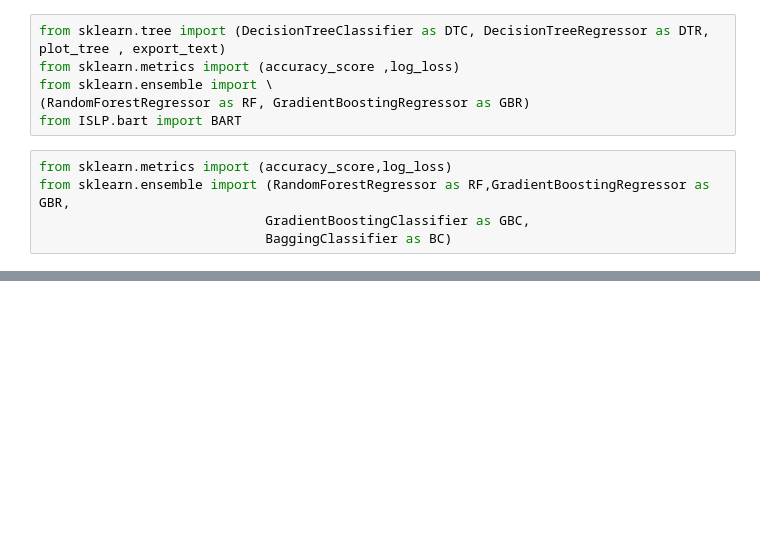
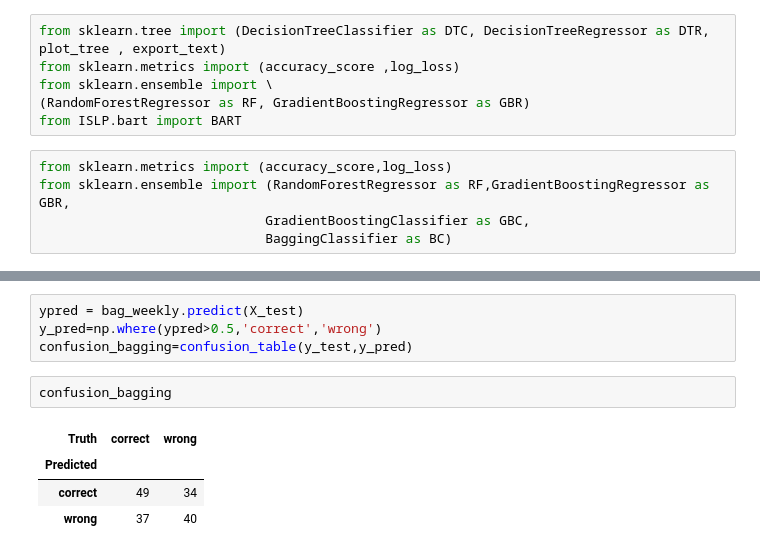
Before and after one commit to hellum55/Data-Science-Project, a Jupyter notebook: data_science_project/Beat the bookies/Boosting.ipynb, the cells around one changed output, grey strips where cells are left out. Cells and saved outputs as stored; diff of their text form; blank space fills up the shorter version.

```diff
--- a/data_science_project/Beat the bookies/Boosting.ipynb
+++ b/data_science_project/Beat the bookies/Boosting.ipynb
@@ -54,0 +78,11 @@ confusion_boost
+# %%
+ypred = bag_weekly.predict(X_test)
+y_pred=np.where(ypred>0.5,'correct','wrong')
+confusion_bagging=confusion_table(y_test,y_pred)
+# %%
+confusion_bagging
+# %% [output]
+| Truth | correct | wrong |
+| Predicted |  |  |
+| correct | 49 | 34 |
+| wrong | 37 | 40 |
```
Also changed, not shown: parts of 21 cells of this notebook, 6 other files.
